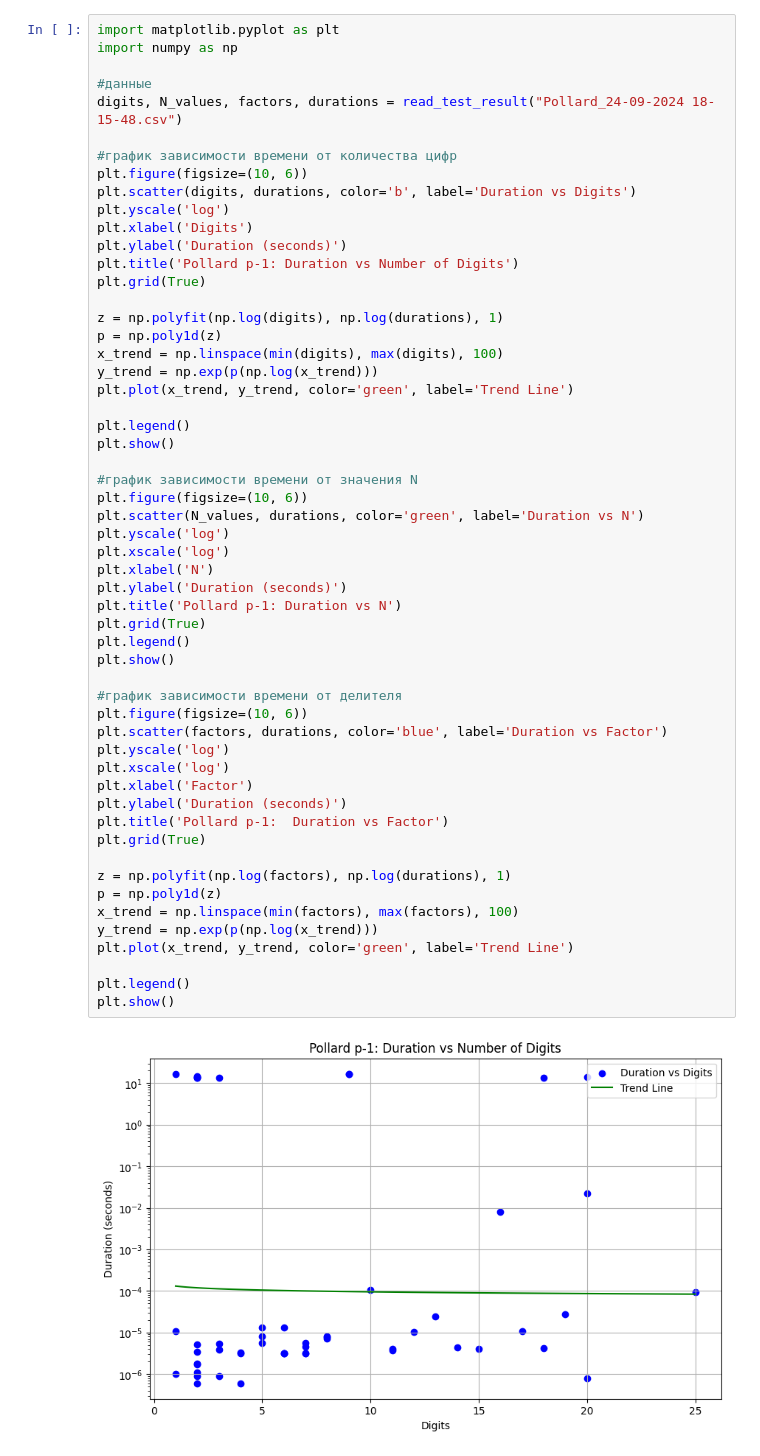
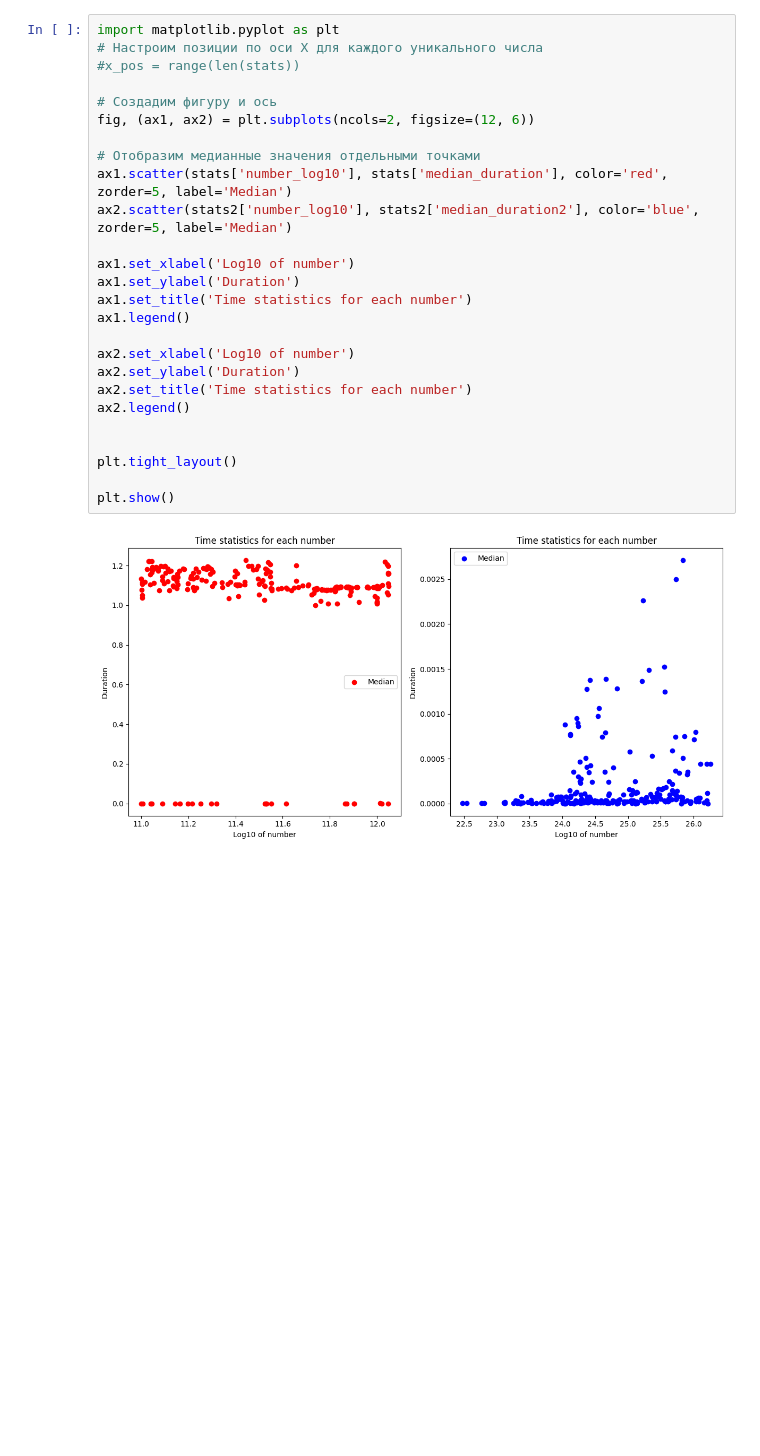
Before and after one commit to Arserebryakova/Large_Prime_Numbers, a Jupyter notebook: visualization/pollard.ipynb, the cells around one changed output. Saved outputs shown, nothing was run; the diff lists cells and outputs as text; blank space fills up the shorter version.

```diff
--- a/visualization/pollard.ipynb
+++ b/visualization/pollard.ipynb
@@ -14,57 +52,28 @@ def read_test_result(filename):
 # %%
 import matplotlib.pyplot as plt
-import numpy as np
+# Настроим позиции по оси X для каждого уникального числа
+#x_pos = range(len(stats))
 
-#данные
-digits, N_values, factors, durations = read_test_result("Pollard_24-09-2024 18-15-48.csv")
+# Создадим фигуру и ось
+fig, (ax1, ax2) = plt.subplots(ncols=2, figsize=(12, 6))
 
-#график зависимости времени от количества цифр
-plt.figure(figsize=(10, 6))
-plt.scatter(digits, durations, color='b', label='Duration vs Digits')
-plt.yscale('log')
-plt.xlabel('Digits')
-plt.ylabel('Duration (seconds)')
-plt.title('Pollard p-1: Duration vs Number of Digits')
-plt.grid(True)
+# Отобразим медианные значения отдельными точками
+ax1.scatter(stats['number_log10'], stats['median_duration'], color='red', zorder=5, label='Median')
+ax2.scatter(stats2['number_log10'], stats2['median_duration2'], color='blue', zorder=5, label='Median')
 
-z = np.polyfit(np.log(digits), np.log(durations), 1)
-p = np.poly1d(z)
-x_trend = np.linspace(min(digits), max(digits), 100)
-y_trend = np.exp(p(np.log(x_trend)))
-plt.plot(x_trend, y_trend, color='green', label='Trend Line')
+ax1.set_xlabel('Log10 of number')
+ax1.set_ylabel('Duration')
+ax1.set_title('Time statistics for each number')
+ax1.legend()
 
-plt.legend()
+ax2.set_xlabel('Log10 of number')
+ax2.set_ylabel('Duration')
+ax2.set_title('Time statistics for each number')
+ax2.legend()
+
+
+plt.tight_layout()
+
 plt.show()
-
-#график зависимости времени от значения N
-plt.figure(figsize=(10, 6))
-plt.scatter(N_values, durations, color='green', label='Duration vs N')
-plt.yscale('log')
-plt.xscale('log')
-plt.xlabel('N')
-plt.ylabel('Duration (seconds)')
-plt.title('Pollard p-1: Duration vs N')
-plt.grid(True)
-plt.legend()
-plt.show()
-
-#график зависимости времени от делителя
-plt.figure(figsize=(10, 6))
-plt.scatter(factors, durations, color='blue', label='Duration vs Factor')
-plt.yscale('log')
-plt.xscale('log')
-plt.xlabel('Factor')
-plt.ylabel('Duration (seconds)')
-plt.title('Pollard p-1:  Duration vs Factor')
-plt.grid(True)
-
-z = np.polyfit(np.log(factors), np.log(durations), 1)
-p = np.poly1d(z)
-x_trend = np.linspace(min(factors), max(factors), 100)
-y_trend = np.exp(p(np.log(x_trend)))
-plt.plot(x_trend, y_trend, color='green', label='Trend Line')
-
-plt.legend()
-plt.show()
 # %% [output]
-[figure, old version]
+[figure, new version]
```
Also changed, not shown: parts of 3 cells of this notebook, 34 other files.
